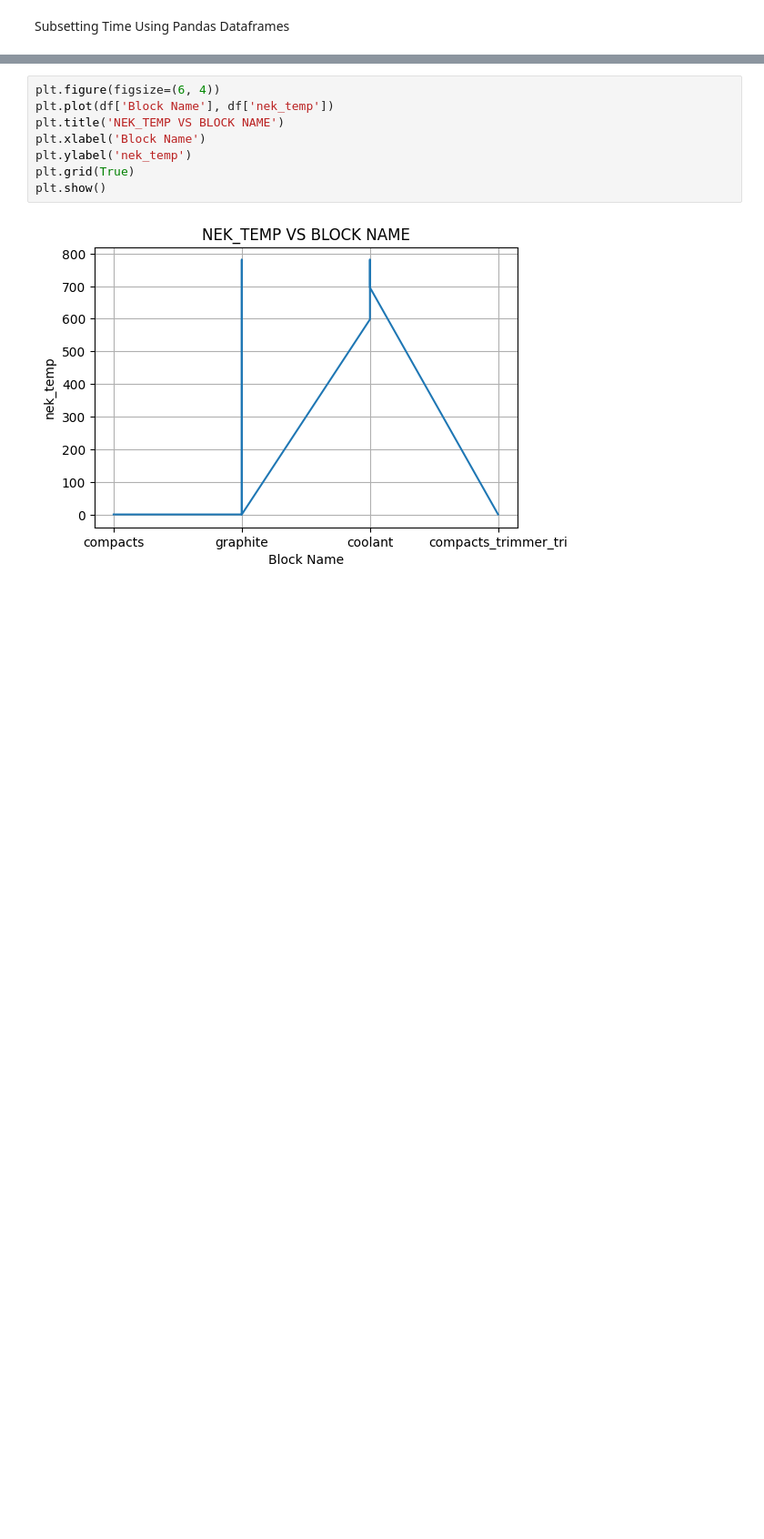
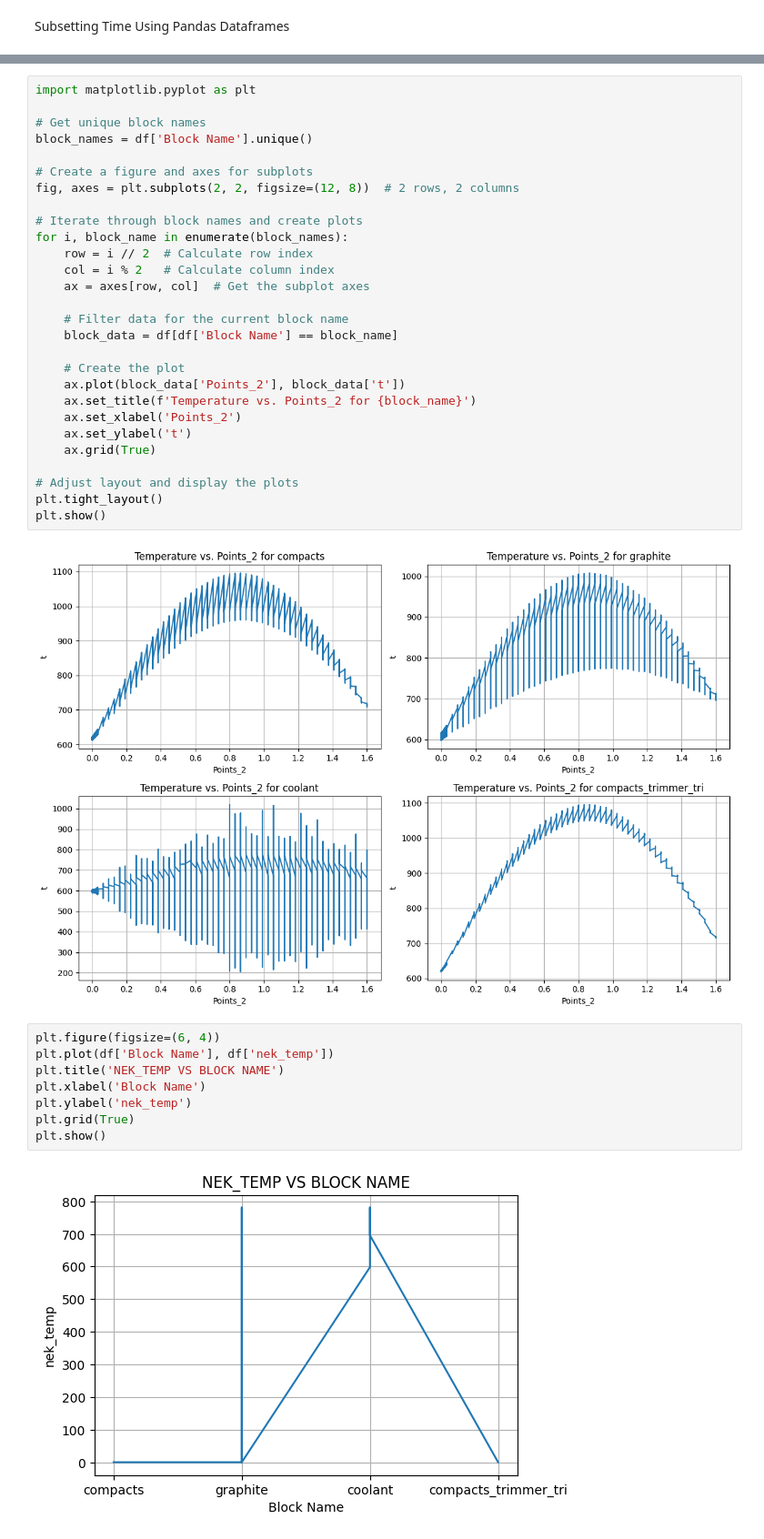
Before and after one commit to shriyageetika/PHYSICS-DATA, a Jupyter notebook: PHYSICS_DATA02.ipynb, the cells around one changed output, grey strips where cells are left out. Shown: that part at 91% size. Drawn from its saved outputs; the diff is of its cells as text; blank space fills up the shorter version.

```diff
--- a/PHYSICS_DATA02.ipynb
+++ b/PHYSICS_DATA02.ipynb
@@ -112,3 +111,33 @@ Subsetting Time Using Pandas Dataframes
+# %%
+import matplotlib.pyplot as plt
+
+# Get unique block names
+block_names = df['Block Name'].unique()
+
+# Create a figure and axes for subplots
+fig, axes = plt.subplots(2, 2, figsize=(12, 8))  # 2 rows, 2 columns
+
+# Iterate through block names and create plots
+for i, block_name in enumerate(block_names):
+    row = i // 2  # Calculate row index
+    col = i % 2   # Calculate column index
+    ax = axes[row, col]  # Get the subplot axes
+
+    # Filter data for the current block name
+    block_data = df[df['Block Name'] == block_name]
+
+    # Create the plot
+    ax.plot(block_data['Points_2'], block_data['t'])
+    ax.set_title(f'Temperature vs. Points_2 for {block_name}')
+    ax.set_xlabel('Points_2')
+    ax.set_ylabel('t')
+    ax.grid(True)
+
+# Adjust layout and display the plots
+plt.tight_layout()
+plt.show()
+# %% [output]
+[figure, added]
 # %%
 plt.figure(figsize=(6, 4))
 plt.plot(df['Block Name'], df['nek_temp'])
```
Also changed, not shown: parts of 9 cells of this notebook.
